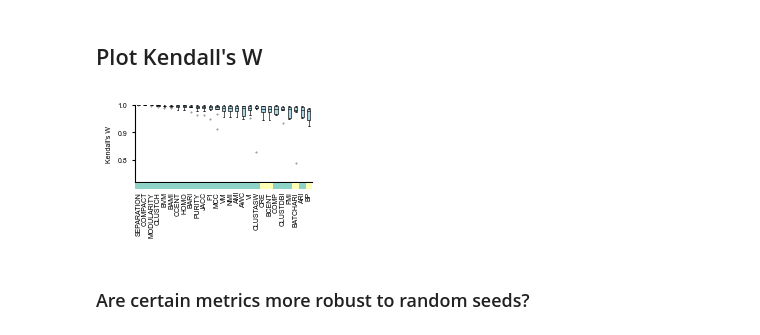
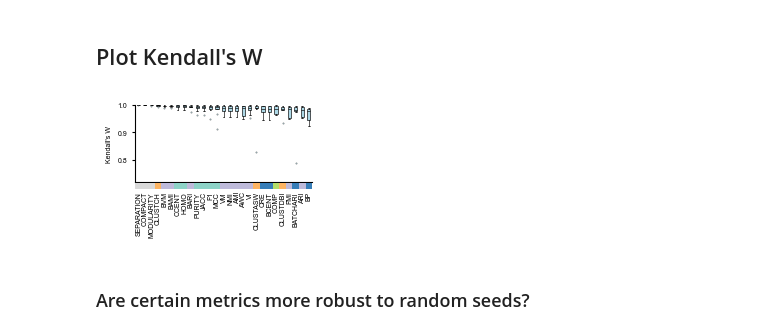
Before and after one commit to Ding-Group/data-integration-evaluation, a Jupyter notebook: notebooks/ablation_analysis_leiden_seed.ipynb, the cells around one changed output. Cells and saved outputs as stored; diff of their text form; code cells hidden in the pictures.

```diff
--- a/notebooks/ablation_analysis_leiden_seed.ipynb
+++ b/notebooks/ablation_analysis_leiden_seed.ipynb
@@ -1152,32 +1150,74 @@ w_results.reset_index(drop=True, inplace=True)
 import matplotlib.transforms as mtransforms
 from matplotlib.patches import FancyBboxPatch
 order = w_results.groupby("Metric")["Kendall_W"].median().sort_values(ascending=False).index
-g0 = 'Bioconservation'
-g1 = 'Batch correction'
-g2 = 'Joint'
+# g0 = 'Bioconservation'
+# g1 = 'Batch correction'
+# g2 = 'Joint'
+# metric_to_group = {
+#     'fmi': g0, 'awc': g0, 'ari': g0, 'vi': g0, 'nmi': g0, 'ami': g0, 'vm':g0,
+#     'bari': g0, 'bami': g0, 'bvm': g0,
+#     'isoasw': g0, 'gc': g0, 'isof1': g0, 'isolisi': g0,
+#     'casw': g0, 'cdbi': g0, 'cch': g0,
+#     'blogreg': g0, 'flogreg': g0,
+#     'clisi': g0, 'fknn': g0, 'ksim': g0, 'ocs': g0, 'nnmap': g0, 'cnent': g0,
+#     'cnentropyw': g0, 'bknn': g0, 'f1': g0, 'mcc': g0, 'jacc': g0, 'purity': g0,
+#     'ccent': g0, 'homo': g0, 'arif': g0, 'nmif': g0,
+#     'clustch': g0, 'clustasw': g0, 'clustdbi': g0,
+#     'comp': g2, 'pptpc': g2, 'pstdb': g2,
+#     'ldfdiff': g0, 'agree': g0, 'morani': g0, 'rknn': g0, 'ccc': g0,
+#     'scgraph': g0, 'corrmse': g0, 'traj': g0, 'scgraphp': g0, 'scgraphm': g0,
+#     'modularity': g0, 'compact': g0, 'separation': g0,
+#     'mix': g1, 'align': g1, 'ilisi': g1, 'bnent': g1, 'kldiv': g1,
+#     'adgbd': g1, 'kbetall': g1, 'cilisi': g1, 'csms': g1, 'kbet': g1,
+#     'bras': g1, 'embdiv': g1, 'probe': g1, 'batchari': g1, 'pcr': g1,
+#     'probelr': g1, 'proberf': g1,
+#     'bp': g1, 'bcent': g1, 'cre': g1,
+#     'basw': g1, 'sv': g1,
+# }
+# group_to_color = {
+#     g0: '#8dd3c7', g1: '#ffffb3', g2: '#bebada'
+# }
+
+h0 = 'Clusters-as-predictions & KNN'
+h1 = 'Logistic regression'
+h2 = 'Cluster-label similarity'
+h3 = 'Isolated labels & GC'
+h4 = 'Cell types as clusters'
+h5 = 'Joint bioconservation & batch correction'
+h6 = 'Cluster quality 1'
+h7 = 'Fine-grained biology'
+h8 = 'Cluster quality 2'
+k0 = 'Primarily bioconservation'
+k1 = 'BASW & SV'
+k2 = 'Clustering metrics'
+k3 = 'PCR & PROBELR'
+k5 = 'Unique metrics'
+k6 = 'KNN'
 metric_to_group = {
-    'fmi': g0, 'awc': g0, 'ari': g0, 'vi': g0, 'nmi': g0, 'ami': g0, 'vm':g0,
-    'bari': g0, 'bami': g0, 'bvm': g0,
-    'isoasw': g0, 'gc': g2, 'isof1': g0, 'isolisi': g0,
-    'casw': g0, 'cdbi': g0, 'cch': g0,
-    'blogreg': g2, 'flogreg': g0,
-    'clisi': g0, 'fknn': g0, 'ksim': g0, 'ocs': g0, 'nnmap': g0, 'cnent': g0,
-    'cnentropyw': g0, 'bknn': g2, 'f1': g0, 'mcc': g0, 'jacc': g0, 'purity': g0,
-    'ccent': g0, 'homo': g0, 'arif': g0, 'nmif': g0,
-    'clustch': g0, 'clustasw': g0, 'clustdbi': g0,
-    'comp': g0, 'pptpc': g2, 'pstdb': g2,
-    'ldfdiff': g0, 'agree': g0, 'morani': g0, 'rknn': g0, 'ccc': g0,
-    'scgraph': g0, 'corrmse': g0, 'traj': g0, 'scgraphp': g0, 'scgraphm': g0,
-    'modularity': g0, 'compact': g0, 'separation': g0,
-    'mix': g1, 'align': g1, 'ilisi': g1, 'bnent': g1, 'kldiv': g1,
-    'adgbd': g1, 'kbetall': g1, 'cilisi': g1, 'csms': g1, 'kbet': g1,
-    'bras': g1, 'embdiv': g1, 'probe': g1, 'batchari': g1, 'pcr': g1,
-    'probelr': g1, 'proberf': g1,
-    'bp': g1, 'bcent': g1, 'cre': g1,
-    'basw': g1, 'sv': g1,
+    'fmi': h2, 'awc': h2, 'ari': h2, 'vi': h2, 'nmi': h2, 'ami': h2, 'vm':h2,
+    'bari': h2, 'bami': h2, 'bvm': h2,
+    'isoasw': h3, 'gc': h3, 'isof1': h3, 'isolisi': h3,
+    'casw': h4, 'cdbi': h4, 'cch': h4,
+    'blogreg': h1, 'flogreg': h1,
+    'clisi': h0, 'fknn': h0, 'ksim': h0, 'ocs': h0, 'nnmap': h0, 'cnent': h0,
+    'cnentropyw': h0, 'bknn': h0, 'f1': h0, 'mcc': h0, 'jacc': h0, 'purity': h0,
+    'ccent': h0, 'homo': h0, 'arif': h0, 'nmif': h0,
+    'clustch': h6, 'clustasw': h6, 'clustdbi': h6,
+    'comp': h5, 'pptpc': h5, 'pstdb': h5,
+    'ldfdiff': h7, 'agree': h7, 'morani': h7, 'rknn': h7, 'ccc': h7,
+    'scgraph': h7, 'corrmse': h7, 'traj': h7, 'scgraphp': h7, 'scgraphm': h7,
+    'modularity': h8, 'compact': h8, 'separation': h8,
+    'mix': k6, 'align': k6, 'ilisi': k6, 'bnent': k6, 'kldiv': k6,
+    'adgbd': k6, 'kbetall': k6, 'cilisi': k6, 'csms': k6, 'kbet': k6,
+    'bras': k5, 'embdiv': k5, 'probe': k5,  'pcr': k3,
+    'probelr': k3, 'proberf': k5,
+    'bp': k2, 'bcent': k2, 'cre': k2, 'batchari': k2,
+    'basw': k1, 'sv': k1,
 }
 group_to_color = {
-    g0: '#8dd3c7', g1: '#ffffb3', g2: '#bebada'
+    h0: '#8dd3c7', h1: '#ffffb3', h2: '#bebada', h3: '#fb8072', h4: '#80b1d3',
+    h6: '#fdb462', h5: '#b3de69', h7: '#fccde5', h8: '#d9d9d9',
+    k6: '#e41a1c', k5: '#4daf4a', k3: '#ff7f00', k2: '#377eb8', k1: 'ffff33', k0: '#a65628'
 }
 
 boxplot_data = [w_results[w_results["Metric"] == metric]["Kendall_W"].values for metric in order]
@@ -1241,35 +1281,35 @@ for i, metric in enumerate(order):
     box_left   = x_disp - box_w_disp / 2
     box_right  = x_disp + box_w_disp / 2
 
     inv = ax.transAxes.inverted()
     xl, yt = inv.transform((box_left,  box_top))
     xr, yb = inv.transform((box_right, box_bottom))
 
     rect = FancyBboxPatch(
         (xl, yb), xr - xl, yt - yb,
         boxstyle="square,pad=0",   # no rounding — boxes are tiny at this scale
         transform=ax.transAxes,
         clip_on=False,
         facecolor=color,
         edgecolor="none",
         zorder=5,
     )
     ax.add_patch(rect)
 
     inv = ax.transAxes.inverted()
     lx, ly = inv.transform((x_disp, box_bottom - 2 * pt_to_disp))
     ax.text(
         lx, ly, metric,
         transform=ax.transAxes,
         ha='center', va='top',
         fontsize=5,
         rotation=90,
         clip_on=False,
     )
-# plt.savefig('../publication_figures/leiden_clustering_seed_W.svg', dpi=300, bbox_inches='tight')
+plt.savefig('../publication_figures/leiden_clustering_seed_W.svg', dpi=300, bbox_inches='tight')
 plt.show()
 # %% [output]
-[figure, old version]
+[figure, new version]
 # %% [markdown]
 ### Are certain metrics more robust to random seeds?
 # %%
```
Also changed, not shown: parts of 1 cell of this notebook, 9 other files.
